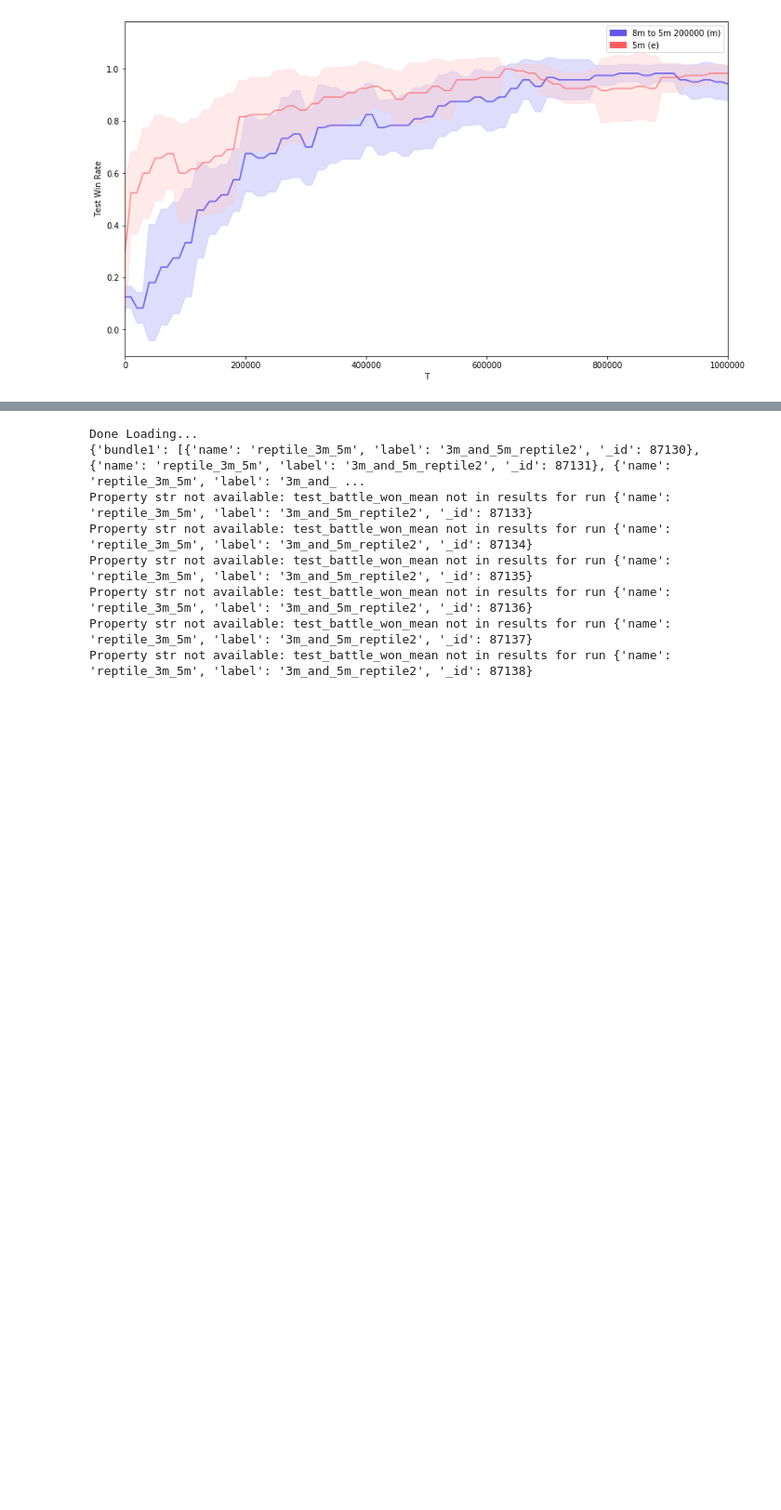
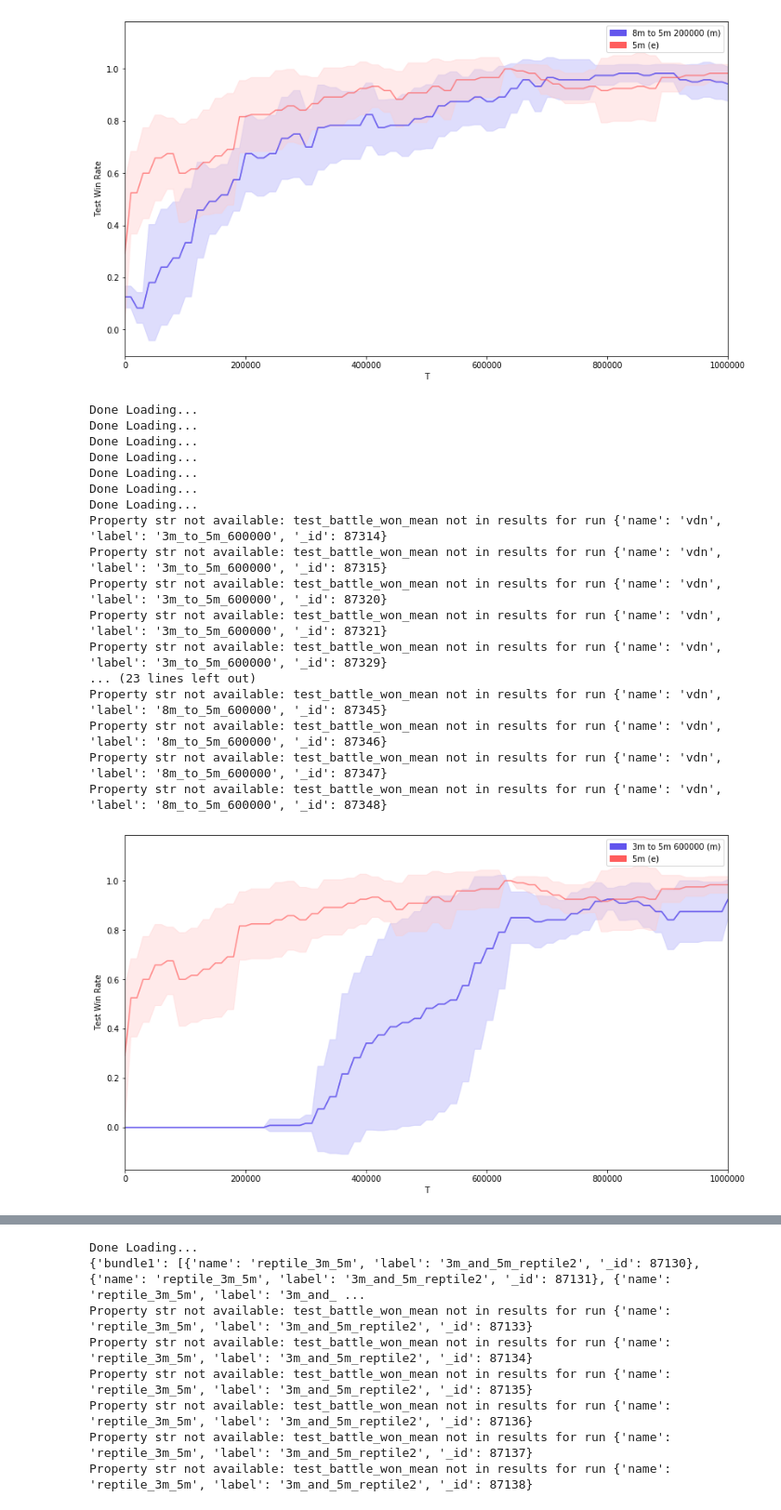
Before and after one commit to nicholasburden/pymarl, a Jupyter notebook: analysis/analysis2.ipynb, the cells around one changed output, grey strips where cells are left out. Shown at 93% size. Cells and saved outputs as stored; diff of their text form; code cells hidden in the pictures; blank space fills up the shorter version.

```diff
--- a/analysis/analysis2.ipynb
+++ b/analysis/analysis2.ipynb
@@ -446,3 +446,79 @@ Property str not available: test_battle_won_mean not in results for run {'name':
 [figure]
 [figure]
 [figure]
+# %%
+#Transfer - NEED TO CHANGE 200000 to 600000
+data__3m_to_5m_200000 = mongo_central.get_name_label_names("", "3m_to_5m_600000")
+
+data__5m_to_8m_200000 = mongo_central.get_name_label_names("", "5m_to_8m_600000")
+data__5m_to_3m_200000 = mongo_central.get_name_label_names("", "5m_to_3m_600000")
+data__8m_to_5m_200000 = mongo_central.get_name_label_names("", "8m_to_5m_600000")
+data__3m = mongo_central.get_name_label_names("", "conv_ddpg_input_grid_3m_12x12_vdn_short")
+data__5m = mongo_central.get_name_label_names("", "conv_ddpg_input_grid_5m_12x12_vdn_short")
+data__8m = mongo_central.get_name_label_names("", "conv_ddpg_input_grid_8m_12x12_vdn_short")
+
+bavg1 = bundle_average(mongo_central,
+                      [("3m to 5m 600000", data__3m_to_5m_200000, "test_battle_won_mean", "test_battle_won_mean_T"),
+                       ("5m", data__5m, "test_battle_won_mean", "test_battle_won_mean_T"),
+                      ],
+                      no_fails=True,
+                      window=100000)
+
+
+a = plot_bundle_avgs(bavg1,
+                     figsize=(15,8),
+                    max_x = 1000000)
+
+bavg2 = bundle_average(mongo_central,
+                      [("5m to 8m 600000", data__5m_to_8m_200000, "test_battle_won_mean", "test_battle_won_mean_T"),
+                       ("8m", data__8m, "test_battle_won_mean", "test_battle_won_mean_T"),
+                      ],
+                      no_fails=True,
+                      window=100000)
+
+
+a = plot_bundle_avgs(bavg2,
+                     figsize=(15,8),
+                    max_x = 1000000)
+
+bavg3 = bundle_average(mongo_central,
+                      [("5m to 3m 600000", data__5m_to_3m_200000, "test_battle_won_mean", "test_battle_won_mean_T"),
+                       ("3m", data__3m, "test_battle_won_mean", "test_battle_won_mean_T"),
+                      ],
+                      no_fails=True,
+                      window=100000)
+
+
+a = plot_bundle_avgs(bavg3,
+                     figsize=(15,8),
+                    max_x = 1000000)
+
+bavg4 = bundle_average(mongo_central,
+                      [("8m to 5m 600000", data__8m_to_5m_200000, "test_battle_won_mean", "test_battle_won_mean_T"),
+                       ("5m", data__5m, "test_battle_won_mean", "test_battle_won_mean_T"),
+                      ],
+                      no_fails=True,
+                      window=100000)
+
+a = plot_bundle_avgs(bavg4,
+                     figsize=(15,8),
+                    max_x = 1000000)
+# %% [output]
+Done Loading...
+Done Loading...
+Done Loading...
+Done Loading...
+Done Loading...
+Done Loading...
+Done Loading...
+Property str not available: test_battle_won_mean not in results for run {'name': 'vdn', 'label': '3m_to_5m_600000', '_id': 87314}
+Property str not available: test_battle_won_mean not in results for run {'name': 'vdn', 'label': '3m_to_5m_600000', '_id': 87315}
+Property str not available: test_battle_won_mean not in results for run {'name': 'vdn', 'label': '3m_to_5m_600000', '_id': 87320}
+Property str not available: test_battle_won_mean not in results for run {'name': 'vdn', 'label': '3m_to_5m_600000', '_id': 87321}
+Property str not available: test_battle_won_mean not in results for run {'name': 'vdn', 'label': '3m_to_5m_600000', '_id': 87329}
+... (23 lines left out)
+Property str not available: test_battle_won_mean not in results for run {'name': 'vdn', 'label': '8m_to_5m_600000', '_id': 87345}
+Property str not available: test_battle_won_mean not in results for run {'name': 'vdn', 'label': '8m_to_5m_600000', '_id': 87346}
+Property str not available: test_battle_won_mean not in results for run {'name': 'vdn', 'label': '8m_to_5m_600000', '_id': 87347}
+Property str not available: test_battle_won_mean not in results for run {'name': 'vdn', 'label': '8m_to_5m_600000', '_id': 87348}
+[figure, added]
```
Also changed, not shown: parts of 1 cell of this notebook, 7 other files.
